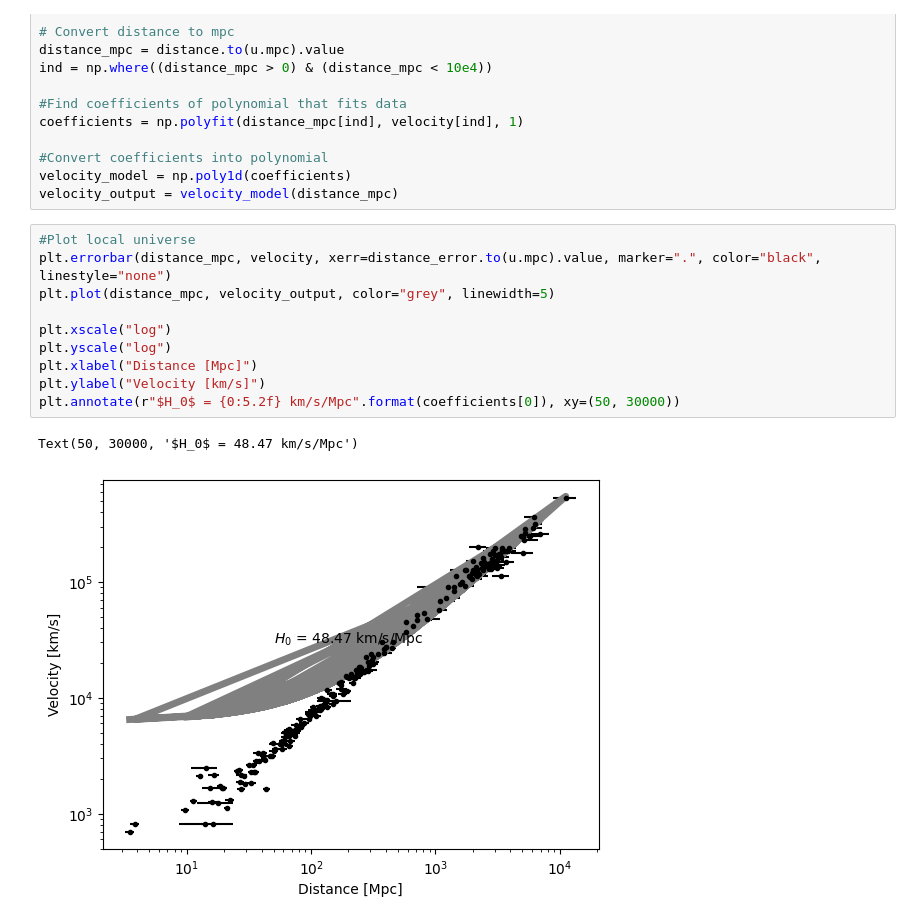
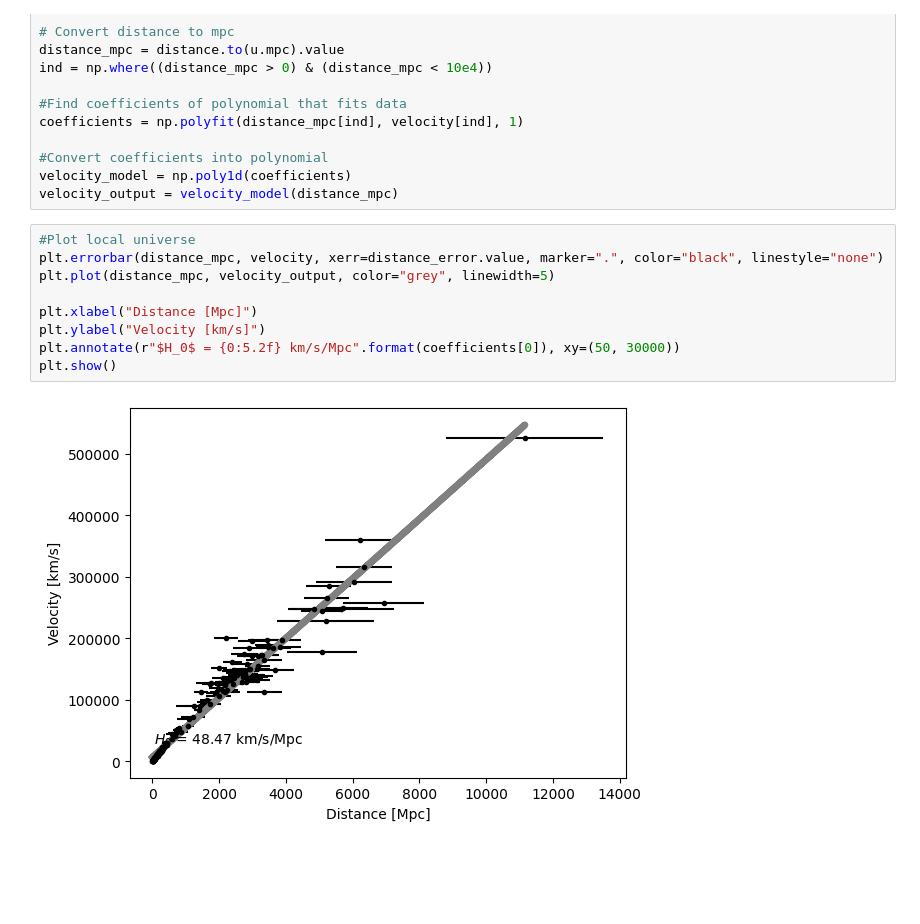
Before and after one commit to jdblackiii/jdastro, a Jupyter notebook: SupernovaeJD.ipynb, the cells around one changed output. Cells and saved outputs as stored; diff of their text form; blank space fills up the shorter version.

Commit message:
Fixed second chart

```diff
--- a/SupernovaeJD.ipynb
+++ b/SupernovaeJD.ipynb
@@ -66,14 +66,12 @@ velocity_model = np.poly1d(coefficients)
 velocity_output = velocity_model(distance_mpc)
 # %%
 #Plot local universe
-plt.errorbar(distance_mpc, velocity, xerr=distance_error.to(u.mpc).value, marker=".", color="black", linestyle="none")
+plt.errorbar(distance_mpc, velocity, xerr=distance_error.value, marker=".", color="black", linestyle="none")
 plt.plot(distance_mpc, velocity_output, color="grey", linewidth=5)
 
-plt.xscale("log")
-plt.yscale("log")
 plt.xlabel("Distance [Mpc]")
 plt.ylabel("Velocity [km/s]")
 plt.annotate(r"$H_0$ = {0:5.2f} km/s/Mpc".format(coefficients[0]), xy=(50, 30000))
+plt.show()
 # %% [output]
-Text(50, 30000, '$H_0$ = 48.47 km/s/Mpc')
-[figure, old version]
+[figure, new version]
```
Also changed, not shown: parts of 1 cell of this notebook.
